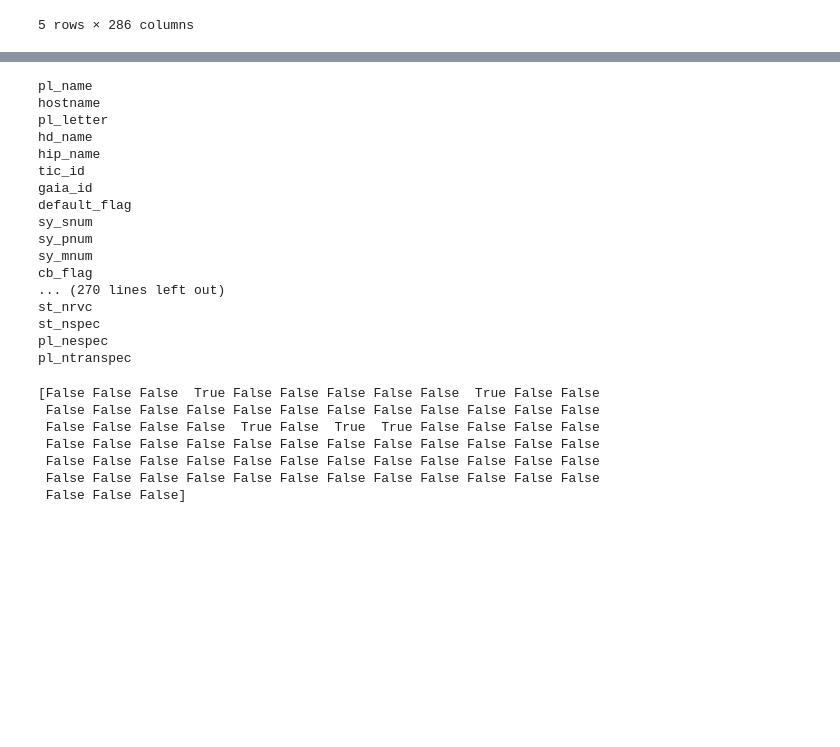
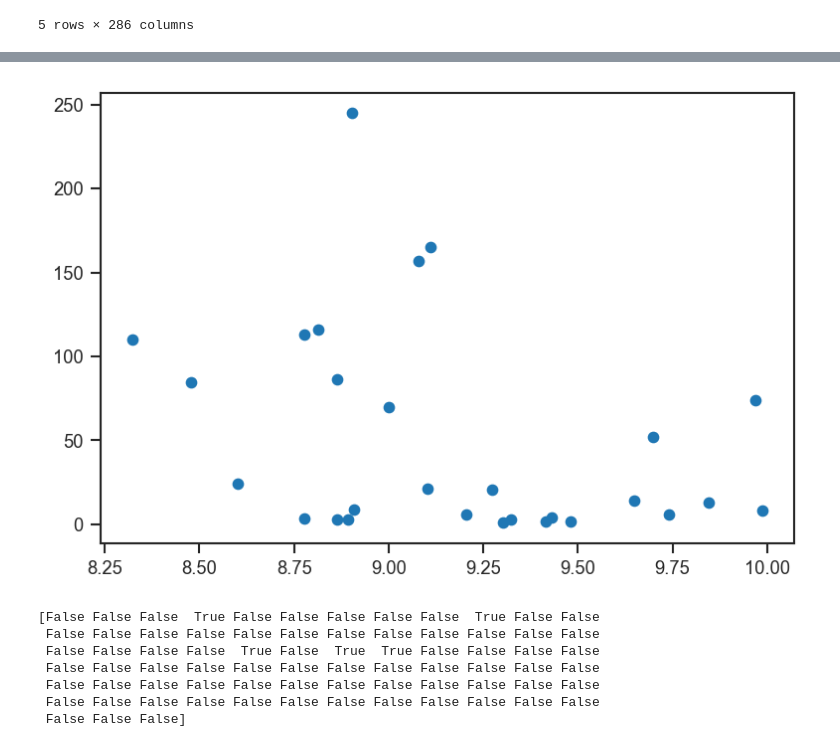
Before and after one commit to trevordavid/nasa-smex-concept, a Jupyter notebook: notebooks/smex_plots.ipynb, the cells around one changed output, grey strips where cells are left out. Saved outputs shown, nothing was run; the diff lists cells and outputs as text; code cells hidden in the pictures; blank space fills up the shorter version.

```diff
--- a/notebooks/smex_plots.ipynb
+++ b/notebooks/smex_plots.ipynb
@@ -129,24 +129,12 @@ for i in range(2):
 # %%
-for col in nea.columns:
-    print(col)
+# for col in nea.columns:
+#     print(col)
+
+
+plt.scatter(np.log10(nea['st_age']*1e9), abs(nea['pl_projobliq']))
+plt.show()
 # %% [output]
-pl_name
-hostname
-pl_letter
-hd_name
-hip_name
-tic_id
-gaia_id
-default_flag
-sy_snum
-sy_pnum
-sy_mnum
-cb_flag
-... (270 lines left out)
-st_nrvc
-st_nspec
-pl_nespec
-pl_ntranspec
+[figure, added]
 # %%
 
 print(lolims)
```
Also changed, not shown: parts of 19 cells of this notebook, 1 other file.
